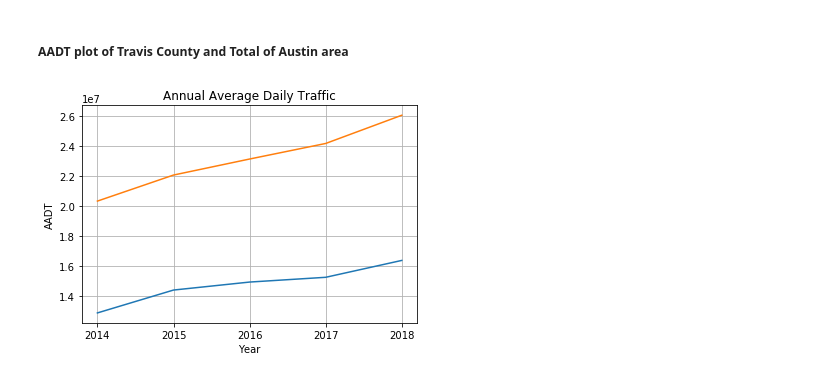
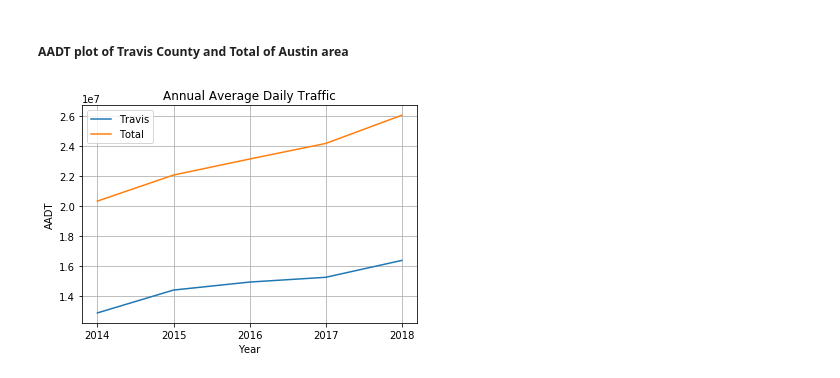
Before and after one commit to SaifeelMomin/Project1---Team_BigBend, a Jupyter notebook: Traffic_Density/Traffic.ipynb, the cells around one changed output. Drawn from its saved outputs; the diff is of its cells as text; code cells hidden in the pictures.

```diff
--- a/Traffic.ipynb
+++ b/Traffic_Density/Traffic.ipynb
@@ -250,13 +245,14 @@ plt.show()
 # %%
 plt.plot(austin_df.columns, austin_df.loc["Travis"])
 plt.plot(austin_df.columns, austin_df.loc["Total"])
 
 
 plt.xlabel("Year")
 plt.ylabel("AADT")
 plt.title("Annual Average Daily Traffic")
+plt.legend(["Travis","Total"])
 plt.grid()
 plt.savefig("AADT_travis_total.png")
 plt.show()
 # %% [output]
-[figure, old version]
+[figure, new version]
```
Also changed, not shown: parts of 3 cells of this notebook, 6 other files.
